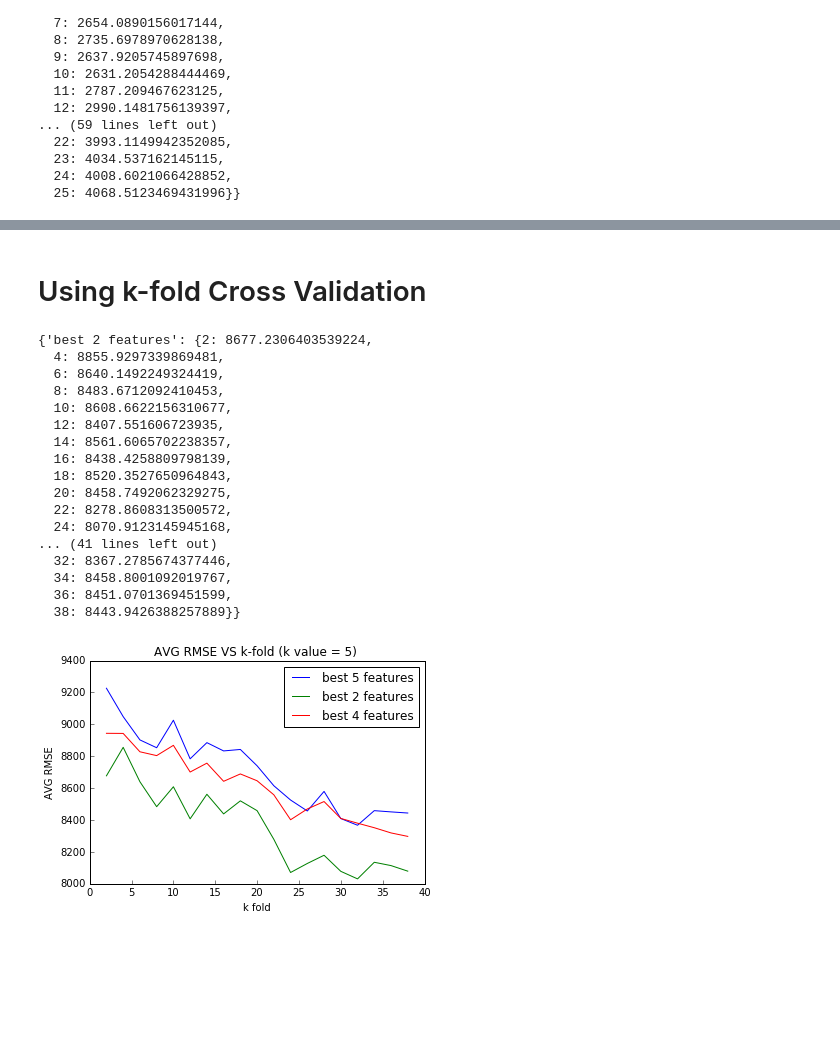
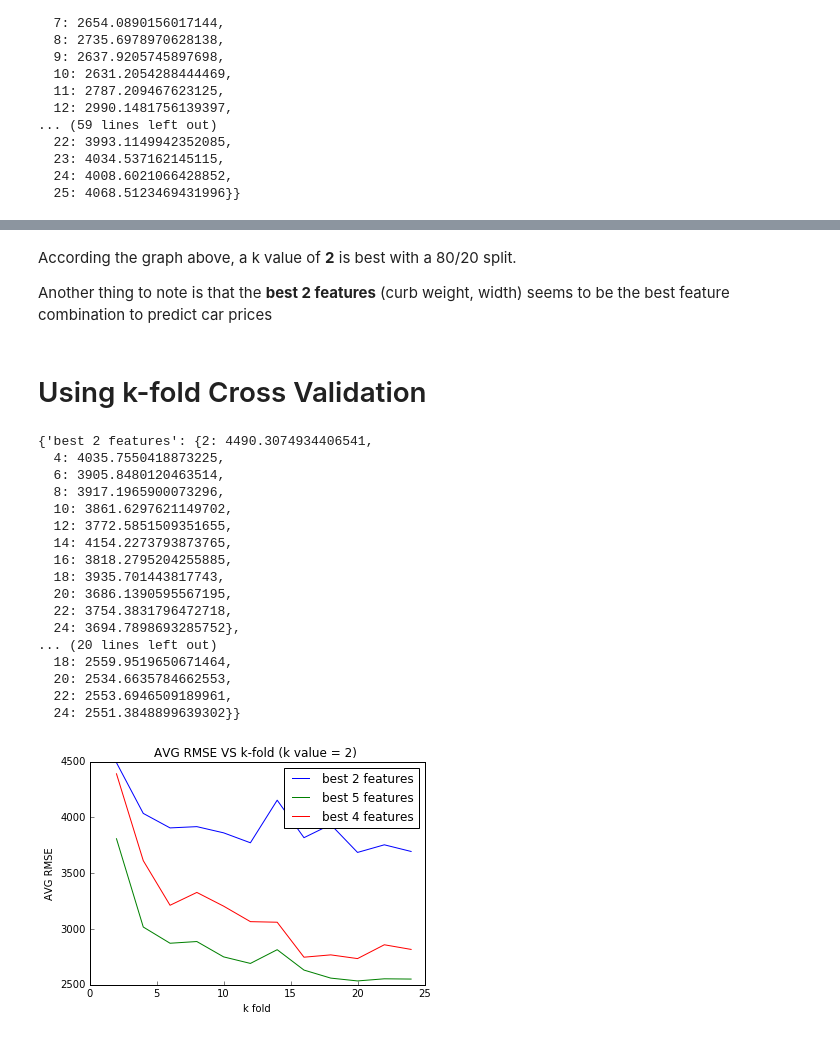
Before and after one commit to nikhilesh2/data-science, a Jupyter notebook: Machine Learning - Predicting Car Prices/Basics.ipynb, the cells around one changed output, grey strips where cells are left out. Saved outputs shown, nothing was run; the diff lists cells and outputs as text; code cells hidden in the pictures; blank space fills up the shorter version.

```diff
--- a/Machine Learning - Predicting Car Prices/Basics.ipynb
+++ b/Machine Learning - Predicting Car Prices/Basics.ipynb
@@ -361,3 +361,6 @@ plt.show()
+# %% [markdown]
+<p>According the graph above, a k value of <strong>2</strong> is best with a 80/20 split.</p>
+<p>Another thing to note is that the <strong>best 2 features</strong> (curb weight, width) seems to be the best feature combination to predict car prices</p>
 # %% [markdown]
 # Using k-fold Cross Validation
 # %%
@@ -381,7 +384,7 @@ def knn_train_test(train_cols, target_col, df, k_list, k_folds):
             knn = KNeighborsRegressor(n_neighbors=k)
 
             # Perform the K Fold validation and get the results
-            mses = cross_val_score(knn, df[train_cols], cars[target_col], scoring="neg_mean_squared_error", cv=kf)
+            mses = cross_val_score(knn, df[train_cols], df[target_col], scoring="neg_mean_squared_error", cv=kf)
 
             # Calculate the rmse -> sqrt(mse)
             rmses = np.sqrt(np.absolute(mses))
@@ -392,7 +395,7 @@ def knn_train_test(train_cols, target_col, df, k_list, k_folds):
 
     return fold_rmses
 # %%
-kfolds = [i for i in range(2,40,2)]
+kfolds = [i for i in range(2,25,2)]
 kfold_predictions = dict()
 
 # Call our kfold function testing every other kfold value up to 24
@@ -403,43 +406,42 @@ for col in top_three:
             univariate_sorted.loc[:best_n-1, "feature"],
             'price',
             cars,
-            # 5 is a reasonably optimized k value according to previous graph
-            [5],
+            # Use k = 2, which we determined was the best k value to use
+            [2],
             kfolds
         )
      )
 kfold_predictions
 # %% [output]
-{'best 2 features': {2: 8677.2306403539224,
-  4: 8855.9297339869481,
-  6: 8640.1492249324419,
-  8: 8483.6712092410453,
-  10: 8608.6622156310677,
-  12: 8407.551606723935,
-  14: 8561.6065702238357,
-  16: 8438.4258809798139,
-  18: 8520.3527650964843,
-  20: 8458.7492062329275,
-  22: 8278.8608313500572,
-  24: 8070.9123145945168,
-... (41 lines left out)
-  32: 8367.2785674377446,
-  34: 8458.8001092019767,
-  36: 8451.0701369451599,
-  38: 8443.9426388257889}}
+{'best 2 features': {2: 4490.3074934406541,
+  4: 4035.7550418873225,
+  6: 3905.8480120463514,
+  8: 3917.1965900073296,
+  10: 3861.6297621149702,
+  12: 3772.5851509351655,
+  14: 4154.2273793873765,
+  16: 3818.2795204255885,
+  18: 3935.701443817743,
+  20: 3686.1390595567195,
+  22: 3754.3831796472718,
+  24: 3694.7898693285752},
+... (20 lines left out)
+  18: 2559.9519650671464,
+  20: 2534.6635784662553,
+  22: 2553.6946509189961,
+  24: 2551.3848899639302}}
 # %%
 # Plot the results for each of the columns
 for var in kfold_predictions:
     df_col = pd.DataFrame.from_dict(kfold_predictions[var], orient="index")
     df_col = df_col.sort_index()
     plt.plot(df_col)
 
-
 plt.tick_params(right="off", top="off")
 plt.legend(labels=kfold_predictions.keys(), loc='upper right')
-plt.title("AVG RMSE VS k-fold (k value = 5) ")
+plt.title("AVG RMSE VS k-fold (k value = 2) ")
 plt.xlabel("k fold")
 plt.ylabel("AVG RMSE")
 plt.show()
 # %% [output]
-[figure, old version]
+[figure, new version]
```
Also changed, not shown: parts of 6 cells of this notebook, 4 other files.
